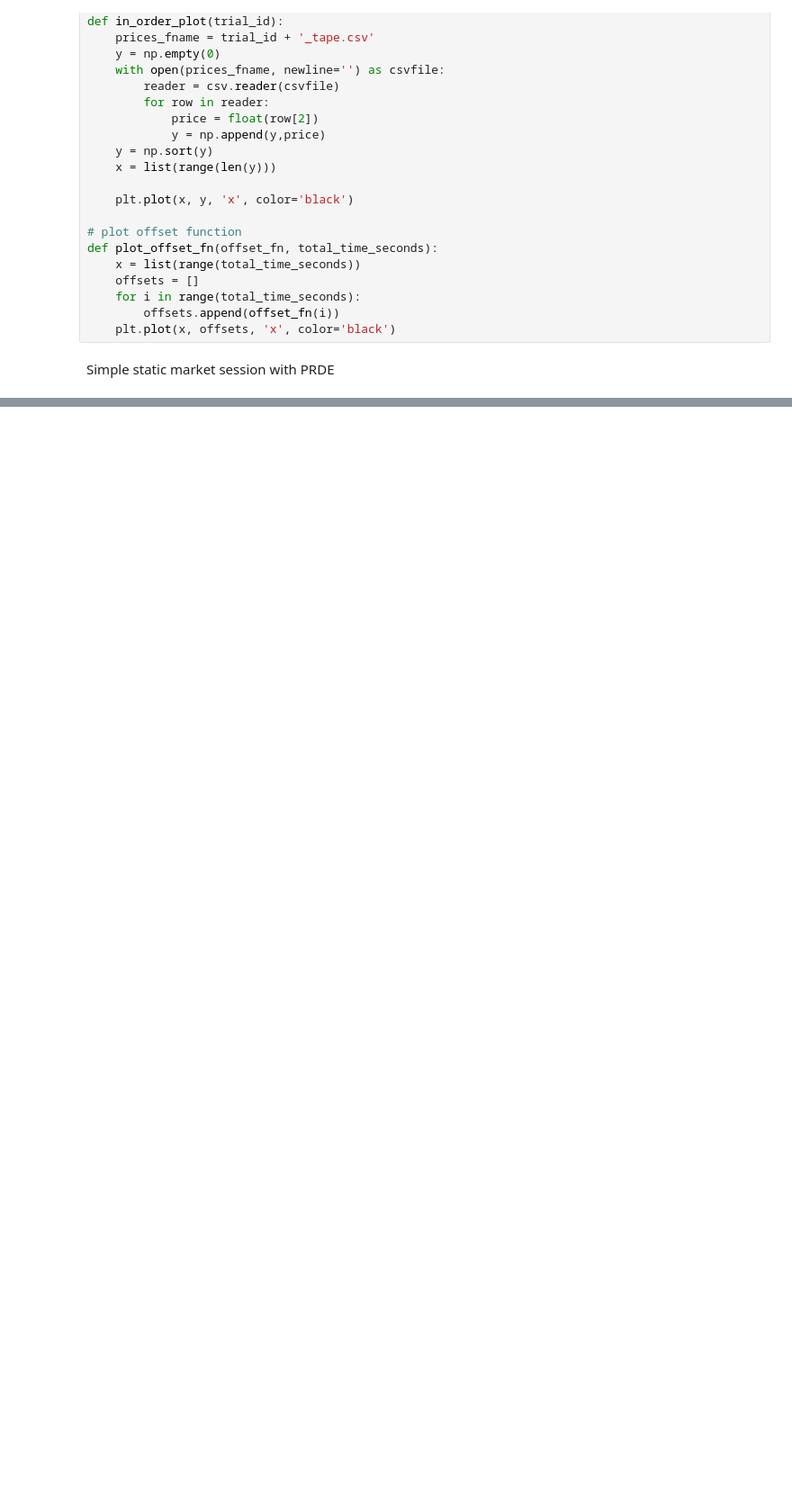
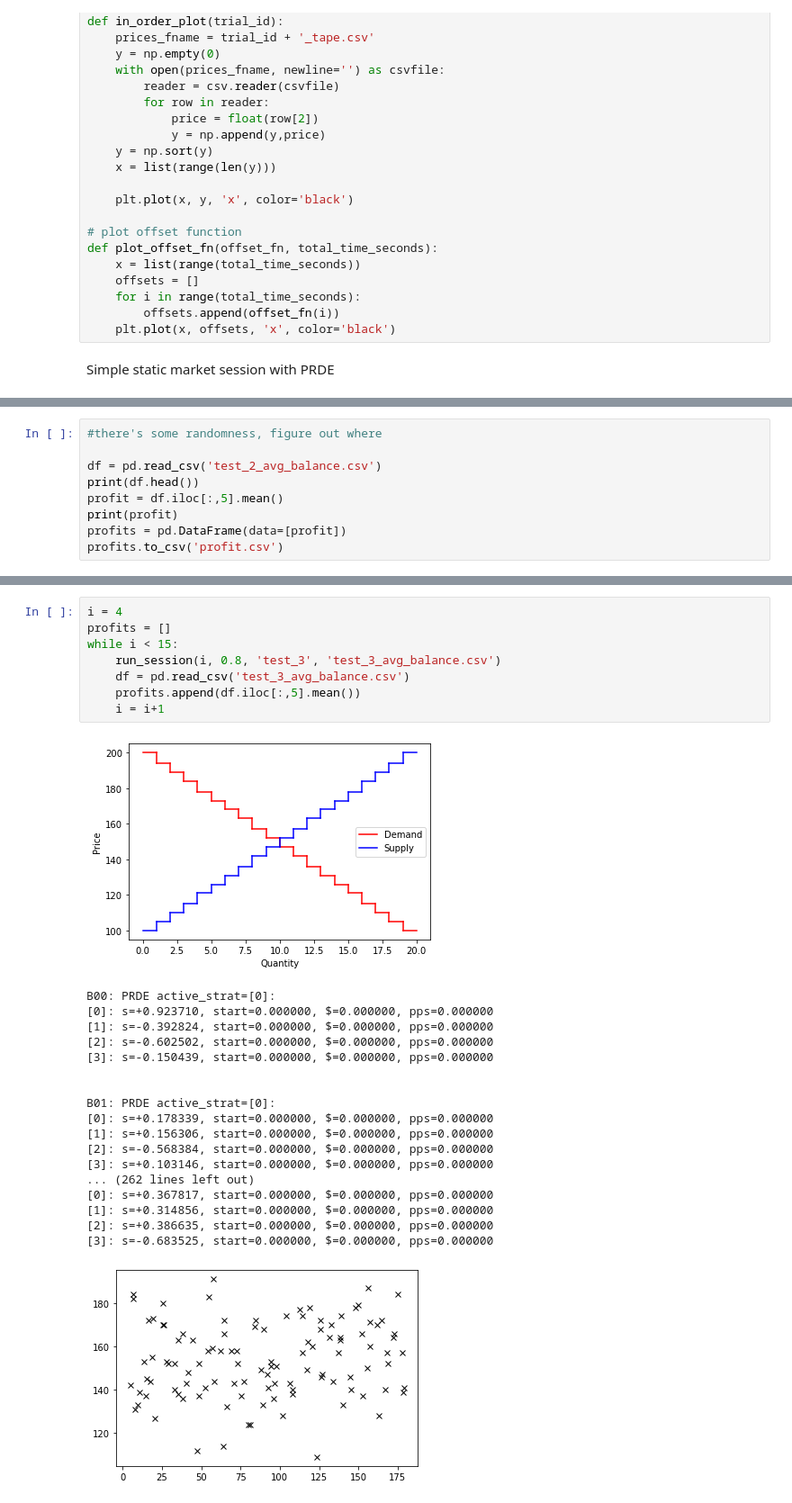
Before and after one commit to kkadzielna/ieft_cw, a Jupyter notebook: notebooks/start.ipynb, the cells around one changed output, grey strips where cells are left out. Shown at 90% size. Saved outputs shown, nothing was run; the diff lists cells and outputs as text; blank space fills up the shorter version.

```diff
--- a/notebooks/start.ipynb
+++ b/notebooks/start.ipynb
@@ -218,0 +269,9 @@ B01: PRDE active_strat=[0]:
+# %%
+#there's some randomness, figure out where
+
+df = pd.read_csv('test_2_avg_balance.csv')
+print(df.head())
+profit = df.iloc[:,5].mean()
+print(profit)
+profits = pd.DataFrame(data=[profit])
+profits.to_csv('profit.csv')
@@ -218,0 +286,28 @@ B01: PRDE active_strat=[0]:
+# %%
+i = 4
+profits = []
+while i < 15:
+    run_session(i, 0.8, 'test_3', 'test_3_avg_balance.csv')
+    df = pd.read_csv('test_3_avg_balance.csv')
+    profits.append(df.iloc[:,5].mean())
+    i = i+1
+# %% [output]
+[figure, added]
+B00: PRDE active_strat=[0]:
+[0]: s=+0.923710, start=0.000000, $=0.000000, pps=0.000000
+[1]: s=-0.392824, start=0.000000, $=0.000000, pps=0.000000
+[2]: s=-0.602502, start=0.000000, $=0.000000, pps=0.000000
+[3]: s=-0.150439, start=0.000000, $=0.000000, pps=0.000000
+
+
+B01: PRDE active_strat=[0]:
+[0]: s=+0.178339, start=0.000000, $=0.000000, pps=0.000000
+[1]: s=+0.156306, start=0.000000, $=0.000000, pps=0.000000
+[2]: s=-0.568384, start=0.000000, $=0.000000, pps=0.000000
+[3]: s=+0.103146, start=0.000000, $=0.000000, pps=0.000000
+... (262 lines left out)
+[0]: s=+0.367817, start=0.000000, $=0.000000, pps=0.000000
+[1]: s=+0.314856, start=0.000000, $=0.000000, pps=0.000000
+[2]: s=+0.386635, start=0.000000, $=0.000000, pps=0.000000
+[3]: s=-0.683525, start=0.000000, $=0.000000, pps=0.000000
+[figure, added]
```
Also changed, not shown: parts of 7 cells of this notebook, 21 other files.
